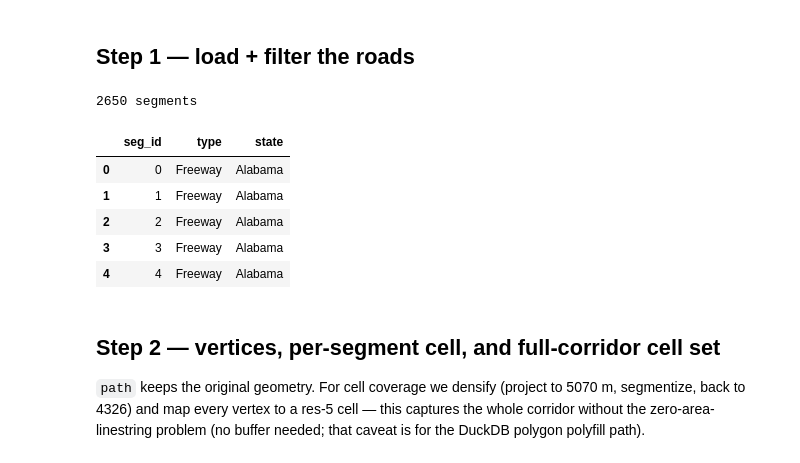
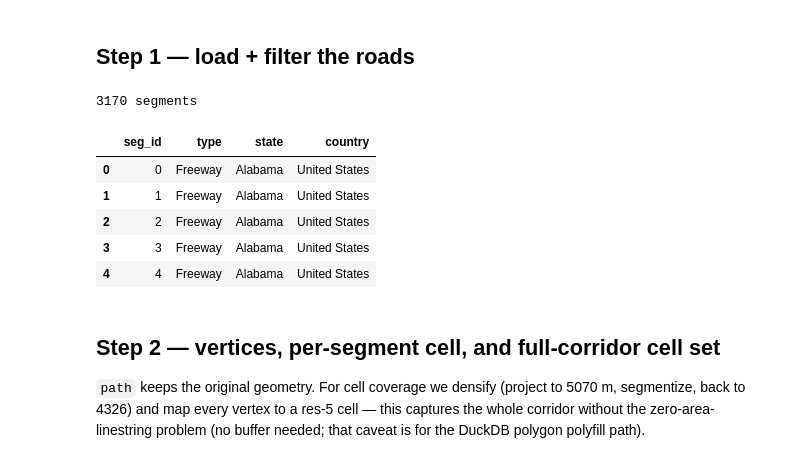
Before and after one commit to kentstephen/zarr-road-risk, a Jupyter notebook: build_freeway_parquets.ipynb, the cells around one changed output. Drawn from its saved outputs; the diff is of its cells as text; code cells hidden in the pictures.

```diff
--- a/build_freeway_parquets.ipynb
+++ b/build_freeway_parquets.ipynb
@@ -36,21 +36,21 @@ output dir: /Users/stephenk/dev/projects/zarr-road-risk/data
 ## Step 1 — load + filter the roads
 # %%
 gdf = gpd.read_file(NE_URL, engine="pyogrio")
-gdf = gdf[gdf["type"].isin(["Freeway", "Tollway"]) & (gdf["country"] == "United States")]
+gdf = gdf[gdf["type"].isin(["Freeway", "Tollway"])] # & (gdf["country"] == "United States")]
 # one row per LineString
 gdf = gdf.explode(index_parts=False).reset_index(drop=True)
 gdf = gdf[gdf.geometry.geom_type == "LineString"].reset_index(drop=True)
 gdf["seg_id"] = gdf.index.astype("int32")
 print(len(gdf), "segments")
-gdf[["seg_id", "type", "state"]].head()
+gdf[["seg_id", "type", "state", "country"]].head()
 # %% [output]
-2650 segments
+3170 segments
-|  | seg_id | type | state |
-| 0 | 0 | Freeway | Alabama |
-| 1 | 1 | Freeway | Alabama |
-| 2 | 2 | Freeway | Alabama |
-| 3 | 3 | Freeway | Alabama |
-| 4 | 4 | Freeway | Alabama |
+|  | seg_id | type | state | country |
+| 0 | 0 | Freeway | Alabama | United States |
+| 1 | 1 | Freeway | Alabama | United States |
+| 2 | 2 | Freeway | Alabama | United States |
+| 3 | 3 | Freeway | Alabama | United States |
+| 4 | 4 | Freeway | Alabama | United States |
 # %% [markdown]
 ## Step 2 — vertices, per-segment cell, and full-corridor cell set
 
```
Also changed, not shown: parts of 5 cells of this notebook, 10 other files.
